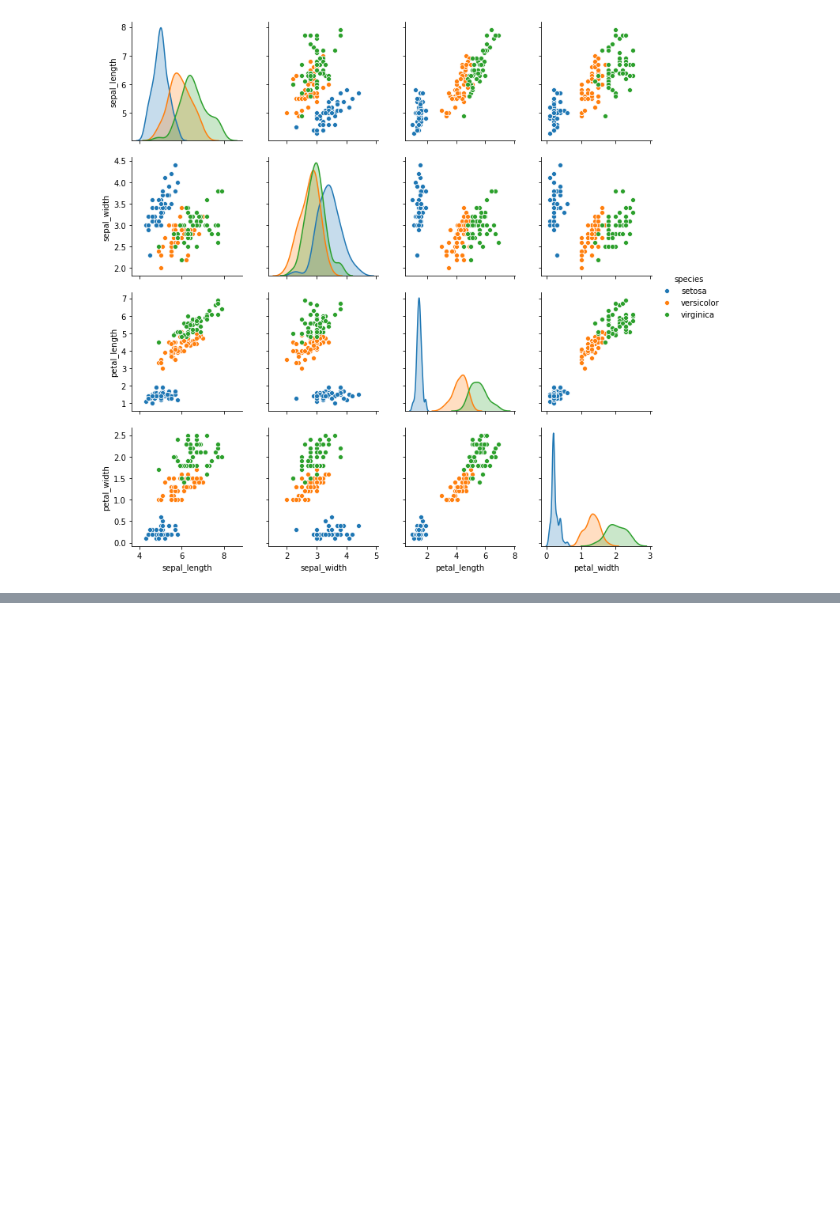
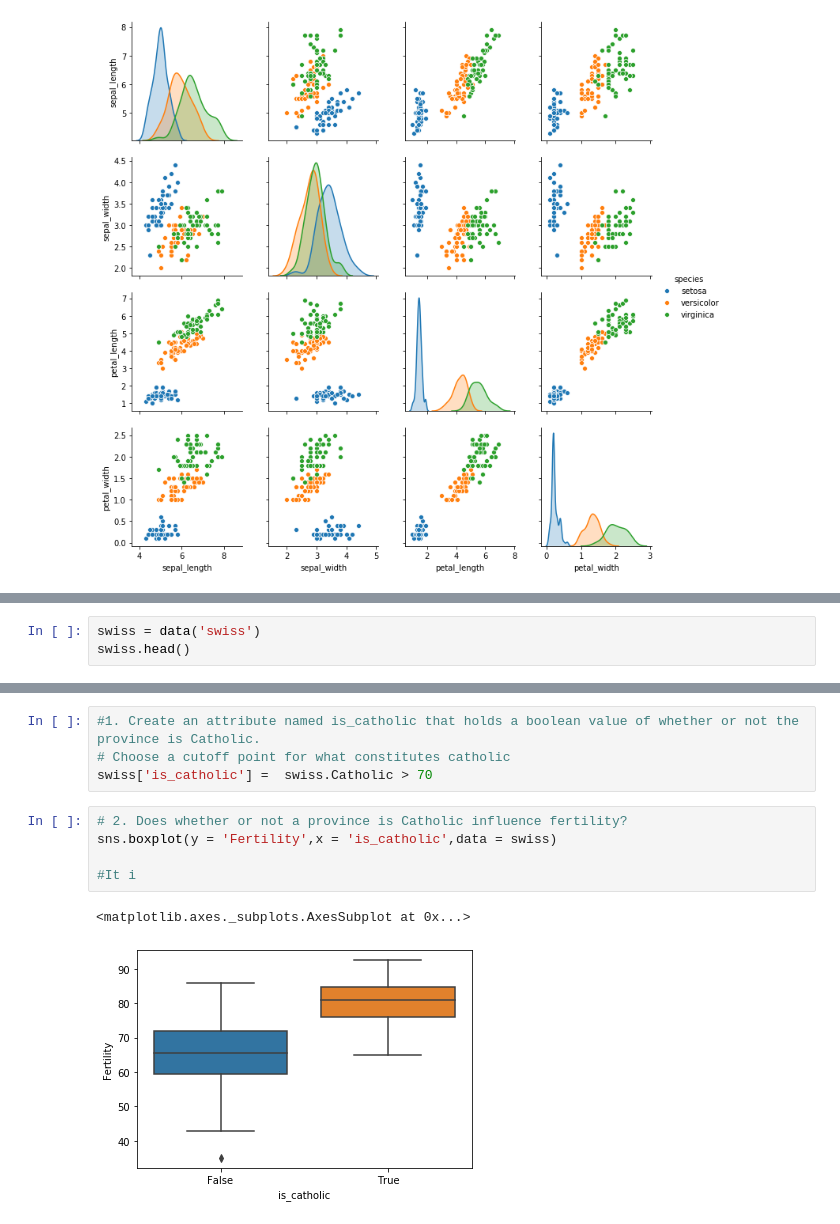
Before and after one commit to allenjiang666/python-exercises, a Jupyter notebook: 4.8.5_seaborn_exercises.ipynb, the cells around one changed output, grey strips where cells are left out. Saved outputs shown, nothing was run; the diff lists cells and outputs as text; blank space fills up the shorter version.

```diff
--- a/4.8.5_seaborn_exercises.ipynb
+++ b/4.8.5_seaborn_exercises.ipynb
@@ -55,0 +114,3 @@ sns.pairplot(ir, hue='species')
+# %%
+swiss = data('swiss')
+swiss.head()
@@ -55,0 +124,12 @@ sns.pairplot(ir, hue='species')
+# %%
+#1. Create an attribute named is_catholic that holds a boolean value of whether or not the province is Catholic.
+# Choose a cutoff point for what constitutes catholic
+swiss['is_catholic'] =  swiss.Catholic > 70
+# %%
+# 2. Does whether or not a province is Catholic influence fertility?
+sns.boxplot(y = 'Fertility',x = 'is_catholic',data = swiss)
+
+#It i
+# %% [output]
+<matplotlib.axes._subplots.AxesSubplot at 0x...>
+[figure, added]
```
Also changed, not shown: parts of 19 cells of this notebook.
